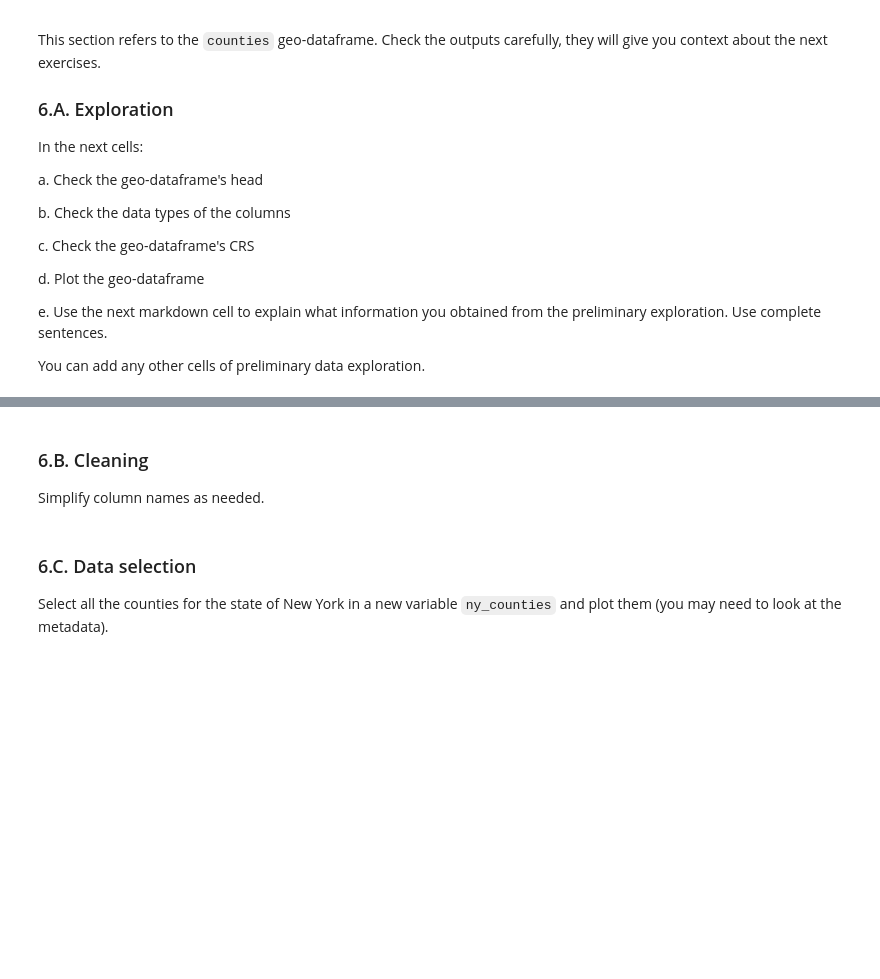
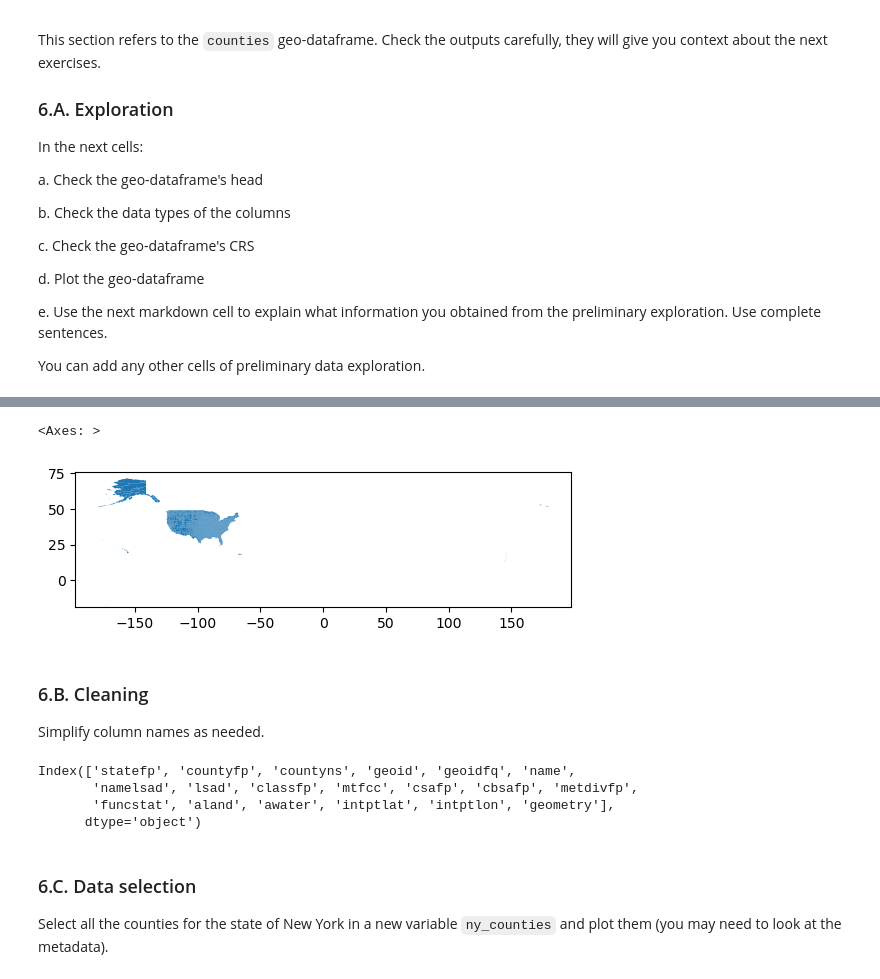
Before and after one commit to eowen19/eds220-hwk3, a Jupyter notebook: hwk3-task2-spills.ipynb, the cells around one changed output, grey strips where cells are left out. Drawn from its saved outputs; the diff is of its cells as text; code cells hidden in the pictures; blank space fills up the shorter version.

```diff
--- a/hwk3-task2-spills.ipynb
+++ b/hwk3-task2-spills.ipynb
@@ -323,3 +394,9 @@ _Type your answer here, replacing this text._
+# %%
+# Call .plot() to plot the geodataframe
+counties.plot()
+# %% [output]
+<Axes: >
+[figure, added]
 # %% [markdown]
 <!-- END QUESTION -->
 
@@ -328,6 +405,17 @@ _Type your answer here, replacing this text._
 ### 6.B. Cleaning
 
 Simplify column names as needed.
+# %%
+counties.columns = (counties.columns
+                  .str.lower()
+                  .str.replace(' ','_')
+                  )
+print(counties.columns, '\n')
+# %% [output]
+Index(['statefp', 'countyfp', 'countyns', 'geoid', 'geoidfq', 'name',
+       'namelsad', 'lsad', 'classfp', 'mtfcc', 'csafp', 'cbsafp', 'metdivfp',
+       'funcstat', 'aland', 'awater', 'intptlat', 'intptlon', 'geometry'],
+      dtype='object')
 # %% [markdown]
 <!-- END QUESTION -->
 
```
Also changed, not shown: parts of 23 cells of this notebook.
